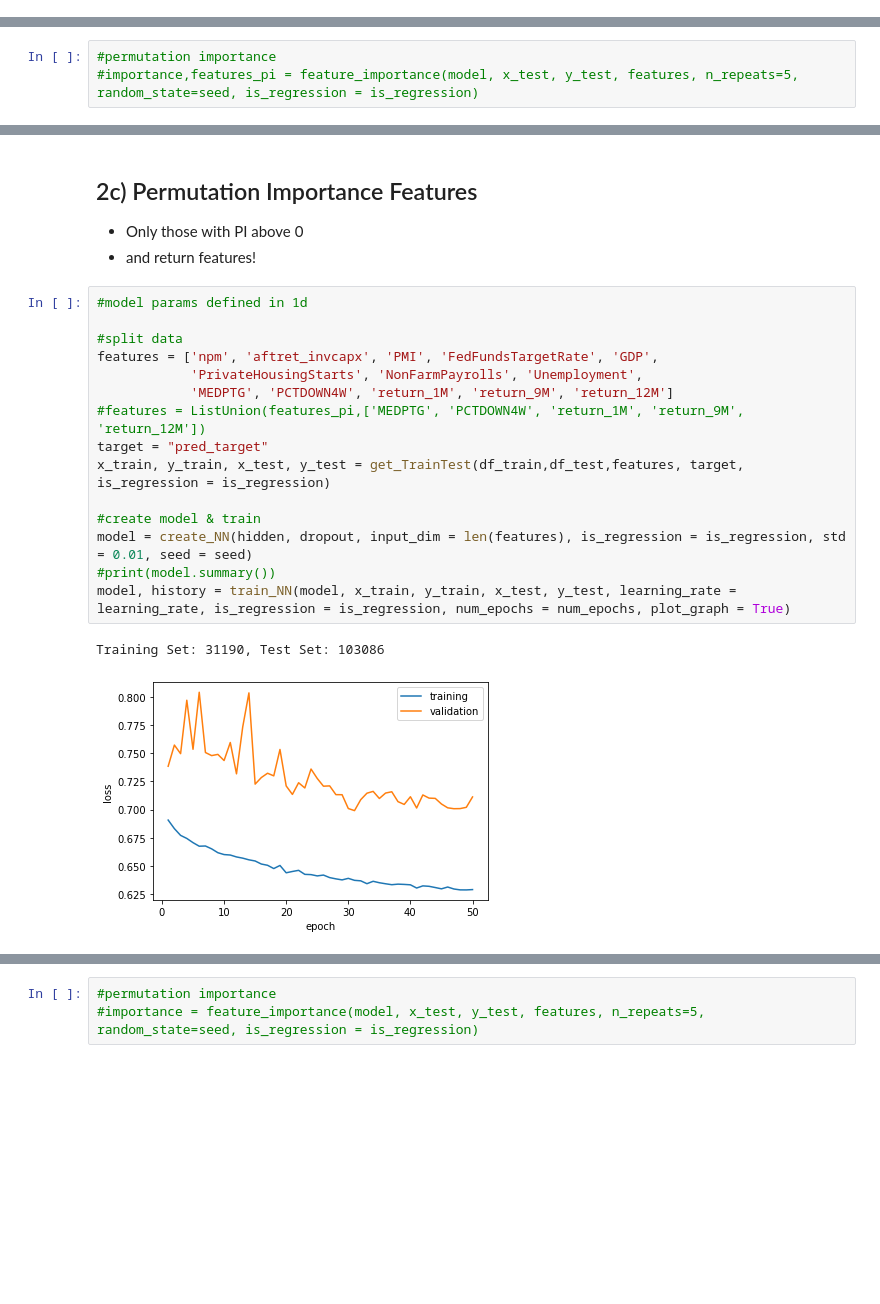
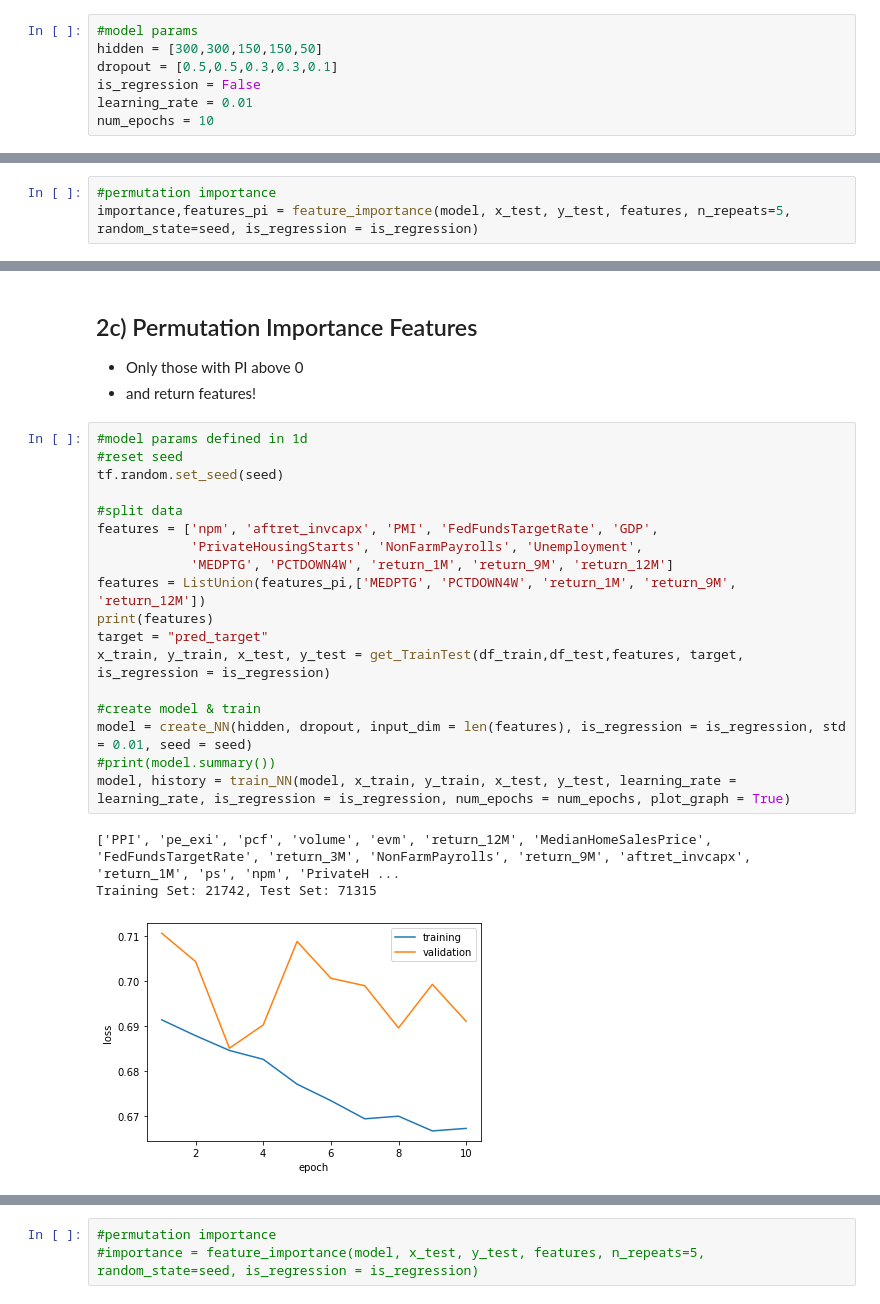
Before and after one commit to pyliut/CSMOM_HT22, a Jupyter notebook: NeuralNetworks_TomLiu.ipynb, the cells around one changed output, grey strips where cells are left out. Drawn from its saved outputs; the diff is of its cells as text; blank space fills up the shorter version.

Commit message:
Updated with data & randomness fixes

```diff
--- a/NeuralNetworks_TomLiu.ipynb
+++ b/NeuralNetworks_TomLiu.ipynb
@@ -288,3 +295,10 @@ done
+# %%
+#model params
+hidden = [300,300,150,150,50]
+dropout = [0.5,0.5,0.3,0.3,0.1]
+is_regression = False
+learning_rate = 0.01
+num_epochs = 10
 # %% [markdown]
 ## 2a) All features
 # %%
@@ -344,3 +360,3 @@ Base index sharpe:  0.5715823672432059
 # %%
 #permutation importance
-#importance,features_pi = feature_importance(model, x_test, y_test, features, n_repeats=5, random_state=seed, is_regression = is_regression)
+importance,features_pi = feature_importance(model, x_test, y_test, features, n_repeats=5, random_state=seed, is_regression = is_regression)
@@ -429,22 +459,26 @@ Model saved to: Models/NNclf_5features_5layers_50epochs.h5
 - and return features!
 # %%
 #model params defined in 1d
+#reset seed
+tf.random.set_seed(seed)
 
 #split data
 features = ['npm', 'aftret_invcapx', 'PMI', 'FedFundsTargetRate', 'GDP',
             'PrivateHousingStarts', 'NonFarmPayrolls', 'Unemployment',
             'MEDPTG', 'PCTDOWN4W', 'return_1M', 'return_9M', 'return_12M']
-#features = ListUnion(features_pi,['MEDPTG', 'PCTDOWN4W', 'return_1M', 'return_9M', 'return_12M'])
+features = ListUnion(features_pi,['MEDPTG', 'PCTDOWN4W', 'return_1M', 'return_9M', 'return_12M'])
+print(features)
 target = "pred_target"
 x_train, y_train, x_test, y_test = get_TrainTest(df_train,df_test,features, target, is_regression = is_regression)
 
 #create model & train
 model = create_NN(hidden, dropout, input_dim = len(features), is_regression = is_regression, std = 0.01, seed = seed)
 #print(model.summary())
 model, history = train_NN(model, x_train, y_train, x_test, y_test, learning_rate = learning_rate, is_regression = is_regression, num_epochs = num_epochs, plot_graph = True)
 # %% [output]
-Training Set: 31190, Test Set: 103086
+['PPI', 'pe_exi', 'pcf', 'volume', 'evm', 'return_12M', 'MedianHomeSalesPrice', 'FedFundsTargetRate', 'return_3M', 'NonFarmPayrolls', 'return_9M', 'aftret_invcapx', 'return_1M', 'ps', 'npm', 'PrivateH ...
+Training Set: 21742, Test Set: 71315
-[figure, old version]
+[figure, new version]
 # %%
 #calculate cost-adjusted returns & plot
 #portfolio params defined in 1d
```
Also changed, not shown: parts of 46 cells of this notebook, 1 other file.
